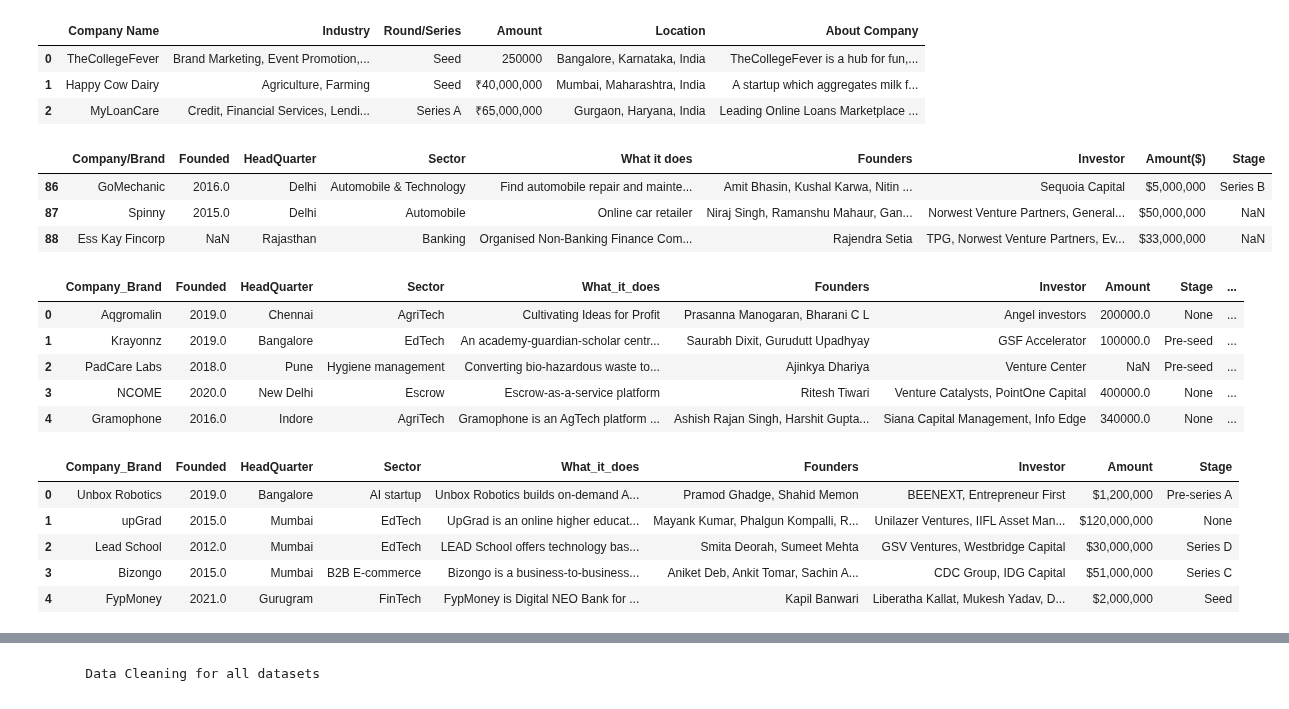
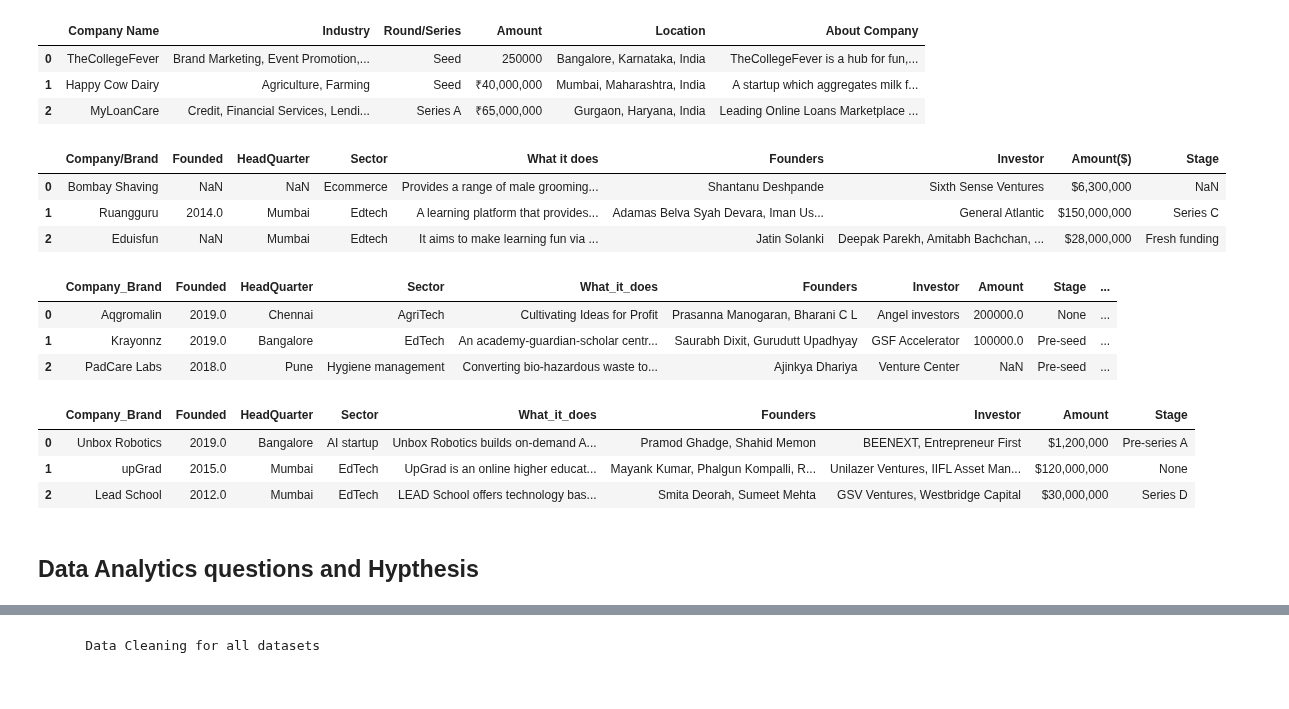
Before and after one commit to DelphinKdl/-Data-analysis-project-Data-Driven-Insights-for-Indian-Startup-Growth, a Jupyter notebook: India StartUp analysis 2018 -2021.ipynb, the cells around one changed output, grey strips where cells are left out. Drawn from its saved outputs; the diff is of its cells as text; code cells hidden in the pictures.

Commit message:
reviwing  a data analtics questions  and hyptheses

```diff
--- a/India StartUp analysis 2018 -2021.ipynb
+++ b/India StartUp analysis 2018 -2021.ipynb
@@ -87,29 +122,27 @@ data_2018.head(3)
 | 2 | MyLoanCare | Credit, Financial Services, Lendi... | Series A | ₹65,000,000 | Gurgaon, Haryana, India | Leading Online Loans Marketplace ... |
 # %%
 # 2019 dataset overview
-data_2019.tail(3)
+data_2019.head(3)
 # %% [output]
 |  | Company/Brand | Founded | HeadQuarter | Sector | What it does | Founders | Investor | Amount($) | Stage |
-| 86 | GoMechanic | 2016.0 | Delhi | Automobile & Technology | Find automobile repair and mainte... | Amit Bhasin, Kushal Karwa, Nitin ... | Sequoia Capital | $5,000,000 | Series B |
-| 87 | Spinny | 2015.0 | Delhi | Automobile | Online car retailer | Niraj Singh, Ramanshu Mahaur, Gan... | Norwest Venture Partners, General... | $50,000,000 | NaN |
-| 88 | Ess Kay Fincorp | NaN | Rajasthan | Banking | Organised Non-Banking Finance Com... | Rajendra Setia | TPG, Norwest Venture Partners, Ev... | $33,000,000 | NaN |
+| 0 | Bombay Shaving | NaN | NaN | Ecommerce | Provides a range of male grooming... | Shantanu Deshpande | Sixth Sense Ventures | $6,300,000 | NaN |
+| 1 | Ruangguru | 2014.0 | Mumbai | Edtech | A learning platform that provides... | Adamas Belva Syah Devara, Iman Us... | General Atlantic | $150,000,000 | Series C |
+| 2 | Eduisfun | NaN | Mumbai | Edtech | It aims to make learning fun via ... | Jatin Solanki | Deepak Parekh, Amitabh Bachchan, ... | $28,000,000 | Fresh funding |
 # %%
 # 2020 dataset overview
-data_2020.head()
+data_2020.head(3)
 # %% [output]
 |  | Company_Brand | Founded | HeadQuarter | Sector | What_it_does | Founders | Investor | Amount | Stage | ... |
 | 0 | Aqgromalin | 2019.0 | Chennai | AgriTech | Cultivating Ideas for Profit | Prasanna Manogaran, Bharani C L | Angel investors | 200000.0 | None | ... |
 | 1 | Krayonnz | 2019.0 | Bangalore | EdTech | An academy-guardian-scholar centr... | Saurabh Dixit, Gurudutt Upadhyay | GSF Accelerator | 100000.0 | Pre-seed | ... |
 | 2 | PadCare Labs | 2018.0 | Pune | Hygiene management | Converting bio-hazardous waste to... | Ajinkya Dhariya | Venture Center | NaN | Pre-seed | ... |
-| 3 | NCOME | 2020.0 | New Delhi | Escrow | Escrow-as-a-service platform | Ritesh Tiwari | Venture Catalysts, PointOne Capital | 400000.0 | None | ... |
-| 4 | Gramophone | 2016.0 | Indore | AgriTech | Gramophone is an AgTech platform ... | Ashish Rajan Singh, Harshit Gupta... | Siana Capital Management, Info Edge | 340000.0 | None | ... |
 # %%
 # 2021 dataset overview
-data_2021.head()
+data_2021.head(3)
 # %% [output]
 |  | Company_Brand | Founded | HeadQuarter | Sector | What_it_does | Founders | Investor | Amount | Stage |
 | 0 | Unbox Robotics | 2019.0 | Bangalore | AI startup | Unbox Robotics builds on-demand A... | Pramod Ghadge, Shahid Memon | BEENEXT, Entrepreneur First | $1,200,000 | Pre-series A |
 | 1 | upGrad | 2015.0 | Mumbai | EdTech | UpGrad is an online higher educat... | Mayank Kumar, Phalgun Kompalli, R... | Unilazer Ventures, IIFL Asset Man... | $120,000,000 | None |
 | 2 | Lead School | 2012.0 | Mumbai | EdTech | LEAD School offers technology bas... | Smita Deorah, Sumeet Mehta | GSV Ventures, Westbridge Capital | $30,000,000 | Series D |
-| 3 | Bizongo | 2015.0 | Mumbai | B2B E-commerce | Bizongo is a business-to-business... | Aniket Deb, Ankit Tomar, Sachin A... | CDC Group, IDG Capital | $51,000,000 | Series C |
-| 4 | FypMoney | 2021.0 | Gurugram | FinTech | FypMoney is Digital NEO Bank for ... | Kapil Banwari | Liberatha Kallat, Mukesh Yadav, D... | $2,000,000 | Seed |
+# %% [markdown]
+## Data Analytics questions and Hypthesis
```
Also changed, not shown: parts of 11 cells of this notebook.
